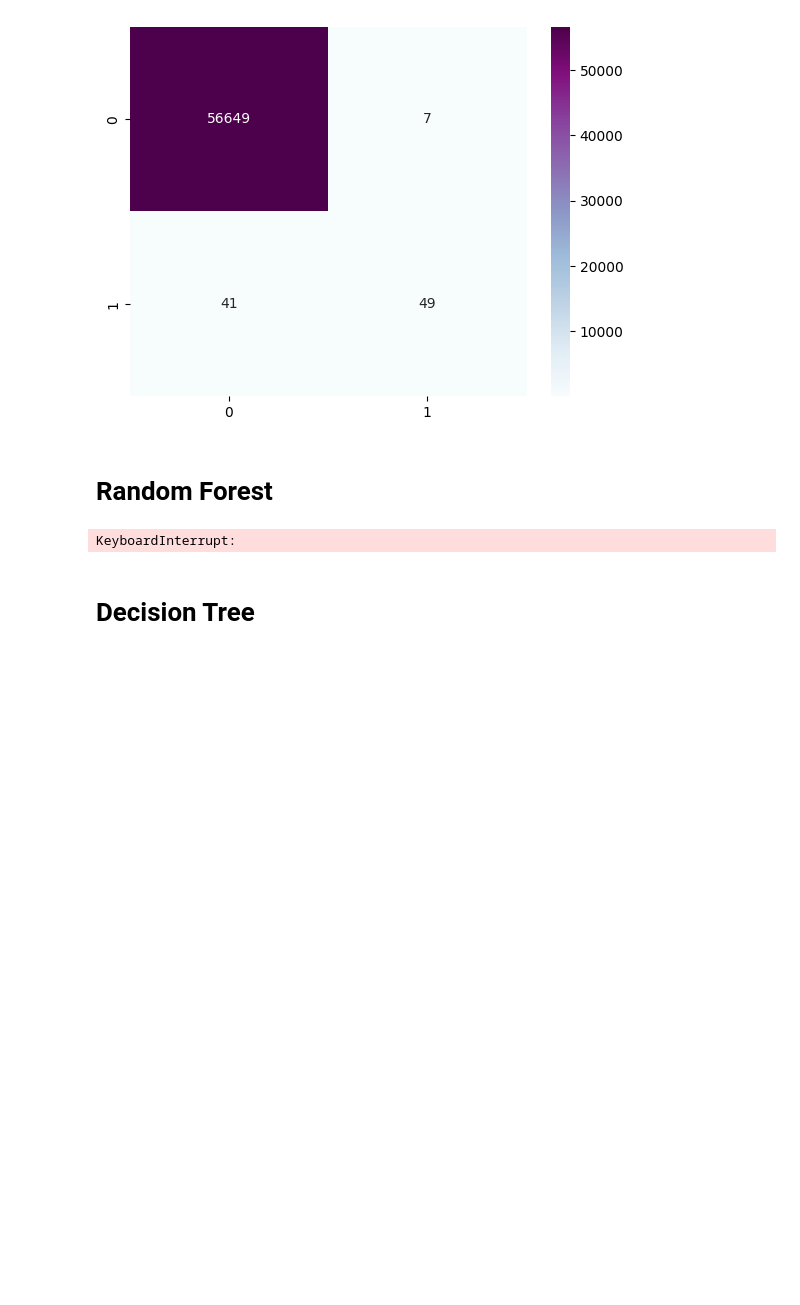
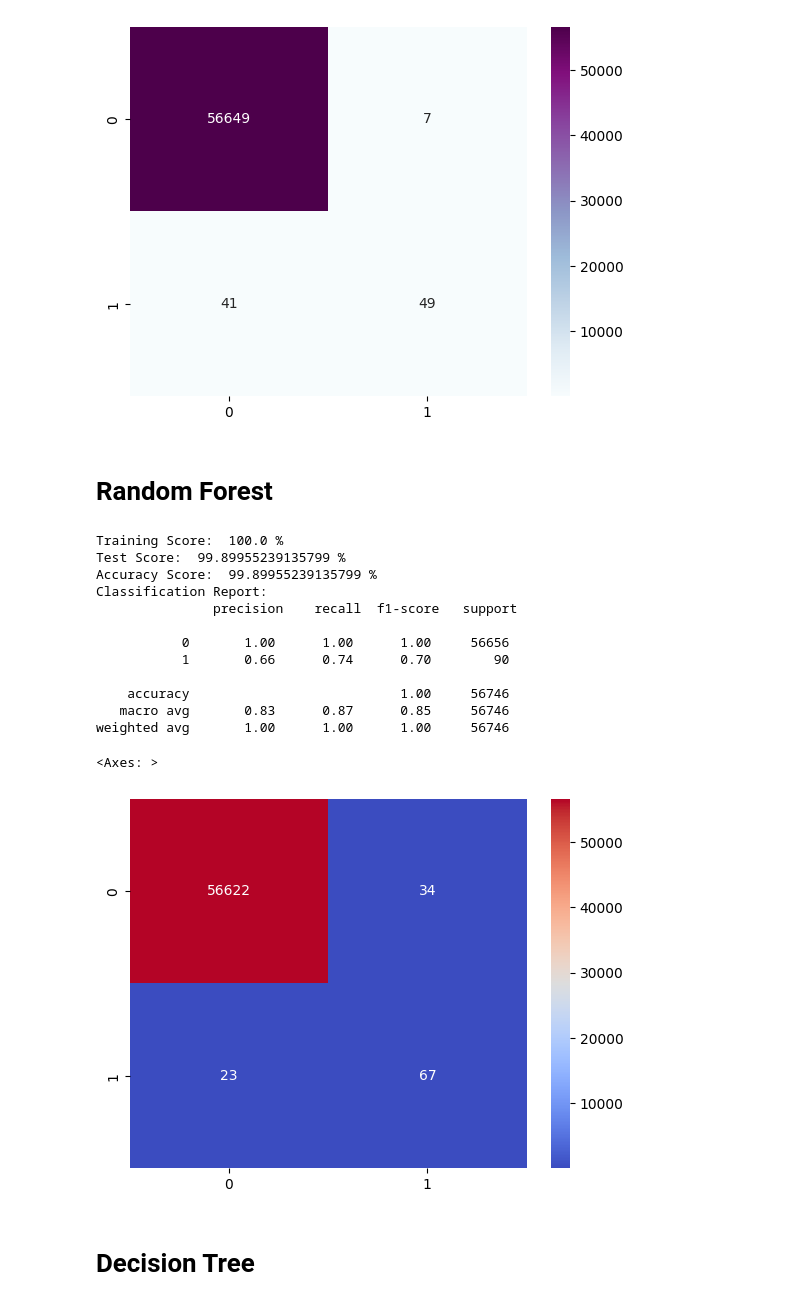
Before and after one commit to samifahim07/fraud-detection-using-ml, a Jupyter notebook: fraude_detection.ipynb, the cells around one changed output. Drawn from its saved outputs; the diff is of its cells as text; code cells hidden in the pictures; blank space fills up the shorter version.

```diff
--- a/fraude_detection.ipynb
+++ b/fraude_detection.ipynb
@@ -254,27 +254,40 @@ weighted avg       1.00      1.00      1.00     56746
 # %%
 rf = DecisionTreeClassifier()
 model_rf = rf.fit(xtrain, ytrain)
 print("Training Score: ", model_rf.score(xtrain, ytrain)*100, "%")
 
 print("Test Score: ", model_rf.score(xtest, ytest)*100, "%")
 
 pred_rf = model_rf.predict(xtest)
 
 
 #accuracy score
 ac = accuracy_score(ytest, pred_rf)
 print("Accuracy Score: ", ac*100, "%")
 
 # classification report
 cl_report = classification_report(ytest, pred_rf)
 print("Classification Report:\n", cl_report)
 
 #confusin matrix
 cm = confusion_matrix(ytest, pred_rf)
 
-sns.heatmap(cm, annot=True, fmt='d', cmap='BuPu')
+sns.heatmap(cm, annot=True, fmt='d', cmap='coolwarm')
 # %% [output]
-KeyboardInterrupt:
+Training Score:  100.0 %
+Test Score:  99.89955239135799 %
+Accuracy Score:  99.89955239135799 %
+Classification Report:
+               precision    recall  f1-score   support
+
+           0       1.00      1.00      1.00     56656
+           1       0.66      0.74      0.70        90
+
+    accuracy                           1.00     56746
+   macro avg       0.83      0.87      0.85     56746
+weighted avg       1.00      1.00      1.00     56746
+<Axes: >
+[figure, added]
 # %% [markdown]
 # Decision Tree
 # %%
```
Also changed, not shown: parts of 2 cells of this notebook.
